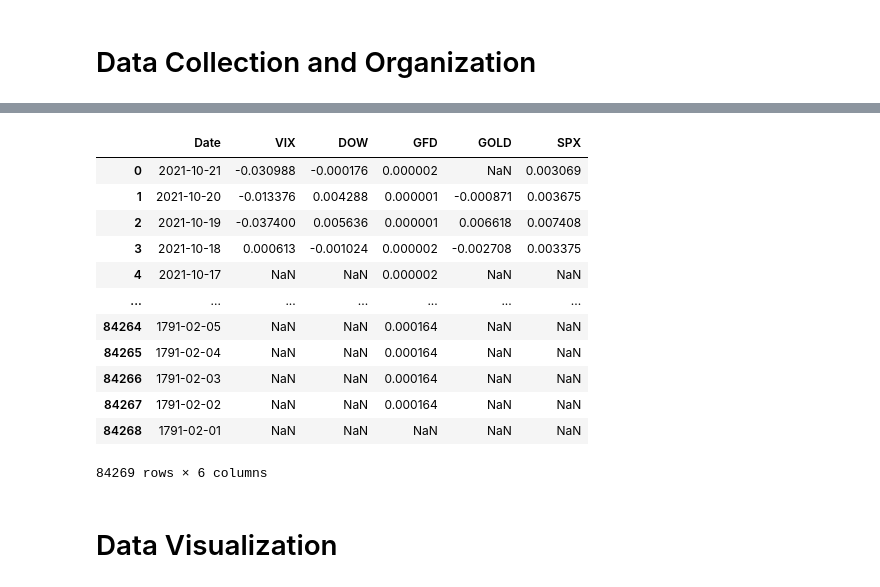
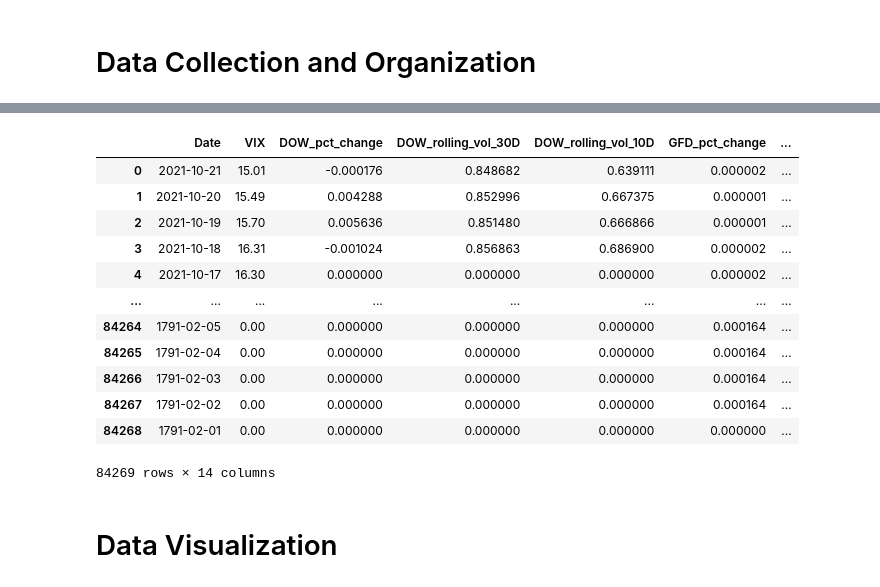
Before and after one commit to mattj949/CS230, a Jupyter notebook: LSTM Model.ipynb, the cells around one changed output, grey strips where cells are left out. Cells and saved outputs as stored; diff of their text form; code cells hidden in the pictures.

Commit message:
Added 30day and 10day trailing volatility, as well as % price change

```diff
--- a/LSTM Model.ipynb
+++ b/LSTM Model.ipynb
@@ -14,15 +16,15 @@ Using TensorFlow backend.
 # %%
 #Loading the data
-VIX = pd.read_csv('data/VIX.csv', header = 2)
-DOW = pd.read_csv('data/DOW.csv', header = 2)
-GFD = pd.read_csv('data/GFD_TBILL_DAILY.csv', header = 2)
-GOLD = pd.read_csv('data/GOLD.csv', header = 2)
-SPX = pd.read_csv('data/SPX.csv', header = 2)
+VIX_raw = pd.read_csv('data/VIX.csv', header = 2)
+DOW_raw = pd.read_csv('data/DOW.csv', header = 2)
+GFD_raw = pd.read_csv('data/GFD_TBILL_DAILY.csv', header = 2)
+GOLD_raw = pd.read_csv('data/GOLD.csv', header = 2)
+SPX_raw = pd.read_csv('data/SPX.csv', header = 2)
 # I'm not using US_10YR because it contains duplicate values for many dates
 #US_10YR = pd.read_csv('data/US_10yr_yield.csv', header = 2)
 # %%
 # Define a helper function to process the data
-def process_data(df, label, pct_change = True):
+def process_data(df, label, feature_engineering = True):
 
     # Convert the Date column from a string to datetime format
     df['Date'] = pd.to_datetime(df['Date'])
@@ -34,54 +36,78 @@ def process_data(df, label, pct_change = True):
     df.fillna(method = 'ffill', inplace=True)
 
     # Drop the 'Ticker' and 'Open' columns
     df = df.drop(columns = ['Ticker', 'Open'], axis=1)
 
     # Take percentage changes
-    if pct_change == True:
-        df.loc[:, 'Close'] = df.loc[:, 'Close'].pct_change()
+    if feature_engineering == True:
+
+        # Grab percentage changes in price
+        percentage_changes = df.loc[:, 'Close'].pct_change()
+
+        # Daily percentage change feature
+        df[label+"_pct_change"] = percentage_changes
+
+        # Rolling volatility feature
+        long_term_vol = percentage_changes.std()
+        rolling_vol_30_day = percentage_changes.rolling(window=30).std() / long_term_vol
+        rolling_vol_10_day = percentage_changes.rolling(window=10).std() / long_term_vol
+        df[label+"_rolling_vol_30D"] = rolling_vol_30_day
+        df[label+"_rolling_vol_10D"] = rolling_vol_10_day
+
+    else:
+        # Just label the closing price column with passed label
+        df[label] = df.loc[:,'Close']
 
     # Reverse the data to go backward in time
     df = df.sort_values(by='Date', ascending=False).reset_index(drop=True)
 
     # Rename the 'Close' column with the passed label
-    df = df.rename(columns={'Close': label})
+    #df = df.rename(columns={'Close': label})
+    df = df.drop(columns = 'Close')
 
     return df
 
 # Process all of the data
-VIX = process_data(VIX, 'VIX')
-DOW = process_data(DOW, 'DOW')
-GFD = process_data(GFD, 'GFD')
-GOLD = process_data(GOLD, 'GOLD')
-SPX = process_data(SPX, 'SPX')
+VIX = process_data(VIX_raw, 'VIX', feature_engineering = False) # We predict raw VIX levels.
+DOW = process_data(DOW_raw, 'DOW')
+GFD = process_data(GFD_raw, 'GFD')
+GOLD = process_data(GOLD_raw, 'GOLD')
+SPX = process_data(SPX_raw, 'SPX')
 #US_10YR = process_data(US_10YR, 'US_10YR')
 
 
 # Merge all of the data into one large dataframe
 from functools import reduce
 
 dfs = [VIX, DOW, GFD, GOLD, SPX]
 #dfs = [VIX, DOW, GFD, GOLD, SPX, US_10YR]
 data = reduce(lambda  left,right: pd.merge(left,right,on=['Date'], how='outer'), dfs)
 
 # Sort the data by descending date
 data = data.sort_values(by='Date', ascending=False).reset_index(drop=True)
 
+# Absent values should have percentage changes of zero.
+# But we want to front-fill the VIX volumn
+data.loc[:, 'VIX'] = data.loc[:,'VIX'].fillna(method='bfill') # Use old VIX values to fill nans in the future.
+
+# Everything remaining we can just fill with zero.
+data = data.fillna(value = 0.0)
+
 data
 # %% [output]
-|  | Date | VIX | DOW | GFD | GOLD | SPX |
-| 0 | 2021-10-21 | -0.030988 | -0.000176 | 0.000002 | NaN | 0.003069 |
-| 1 | 2021-10-20 | -0.013376 | 0.004288 | 0.000001 | -0.000871 | 0.003675 |
-| 2 | 2021-10-19 | -0.037400 | 0.005636 | 0.000001 | 0.006618 | 0.007408 |
-| 3 | 2021-10-18 | 0.000613 | -0.001024 | 0.000002 | -0.002708 | 0.003375 |
-| 4 | 2021-10-17 | NaN | NaN | 0.000002 | NaN | NaN |
-| ... | ... | ... | ... | ... | ... | ... |
-| 84264 | 1791-02-05 | NaN | NaN | 0.000164 | NaN | NaN |
-| 84265 | 1791-02-04 | NaN | NaN | 0.000164 | NaN | NaN |
-| 84266 | 1791-02-03 | NaN | NaN | 0.000164 | NaN | NaN |
-| 84267 | 1791-02-02 | NaN | NaN | 0.000164 | NaN | NaN |
-| 84268 | 1791-02-01 | NaN | NaN | NaN | NaN | NaN |
+|  | Date | VIX | DOW_pct_change | DOW_rolling_vol_30D | DOW_rolling_vol_10D | GFD_pct_change | ... |
+| 0 | 2021-10-21 | 15.01 | -0.000176 | 0.848682 | 0.639111 | 0.000002 | ... |
+| 1 | 2021-10-20 | 15.49 | 0.004288 | 0.852996 | 0.667375 | 0.000001 | ... |
+| 2 | 2021-10-19 | 15.70 | 0.005636 | 0.851480 | 0.666866 | 0.000001 | ... |
+| 3 | 2021-10-18 | 16.31 | -0.001024 | 0.856863 | 0.686900 | 0.000002 | ... |
+| 4 | 2021-10-17 | 16.30 | 0.000000 | 0.000000 | 0.000000 | 0.000002 | ... |
+| ... | ... | ... | ... | ... | ... | ... | ... |
+| 84264 | 1791-02-05 | 0.00 | 0.000000 | 0.000000 | 0.000000 | 0.000164 | ... |
+| 84265 | 1791-02-04 | 0.00 | 0.000000 | 0.000000 | 0.000000 | 0.000164 | ... |
+| 84266 | 1791-02-03 | 0.00 | 0.000000 | 0.000000 | 0.000000 | 0.000164 | ... |
+| 84267 | 1791-02-02 | 0.00 | 0.000000 | 0.000000 | 0.000000 | 0.000164 | ... |
+| 84268 | 1791-02-01 | 0.00 | 0.000000 | 0.000000 | 0.000000 | 0.000000 | ... |
-84269 rows × 6 columns
+84269 rows × 14 columns
 # %% [markdown]
 # Data Visualization
 # %%
```
Also changed, not shown: parts of 9 cells of this notebook.
